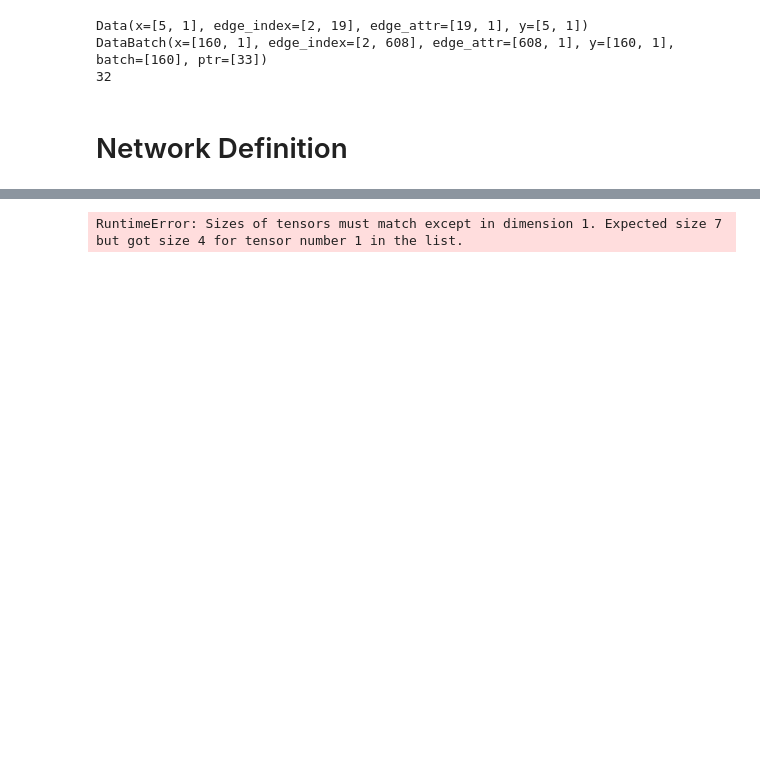
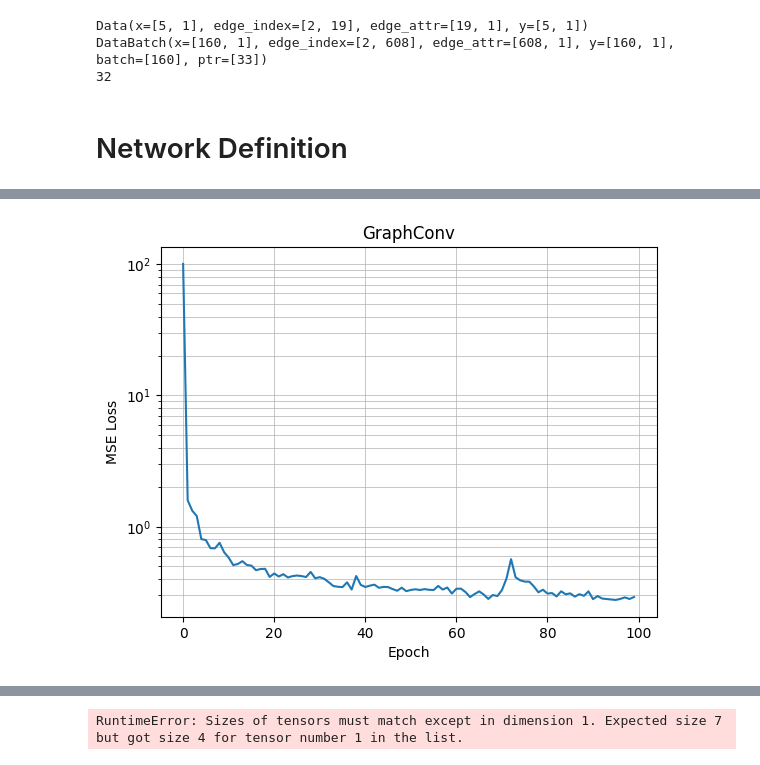
Before and after one commit to TiagoCAAmorim/graph_nn, a Jupyter notebook: gnn_lineq/notebooks/tests.ipynb, the cells around one changed output, grey strips where cells are left out. Drawn from its saved outputs; the diff is of its cells as text; code cells hidden in the pictures; blank space fills up the shorter version.

Commit message:
Training and plots into functions

```diff
--- a/gnn_lineq/notebooks/tests.ipynb
+++ b/gnn_lineq/notebooks/tests.ipynb
@@ -486,4 +432,33 @@ TypeError: GraphNetwork.__init__() missing 1 required positional argument: 'data
 # %%
 def count_parameters(model):
     return sum(p.numel() for p in model.parameters() if p.requires_grad)
+# %%
+def plot_losses_(losses, title):
+    plt.plot(losses['x'], losses['y'])
+    plt.xlabel('Epoch')
+    plt.ylabel('MSE Loss')
+    plt.yscale('log')
+    plt.grid(which='both', linewidth=0.5)
+    plt.title(title)
+    plt.show()
+
+def plot_sample(model, dataset, limits=(-1.5,1.5)):
+    model.eval()
+
+    sample = dataset[0]
+    with torch.no_grad():
+        result = model(sample.to(device))
+
+    real = sample.y.cpu().flatten().numpy()
+    estimate = result.cpu().flatten().numpy()
+    print(f'Sample ({sample.y.shape}): {real}')
+    print(f'Result ({result.shape}): {estimate}')
+
+    plt.plot(real, label='Real')
+    plt.plot(estimate, label='Estimate')
+    plt.ylabel('Value')
+    plt.legend()
+    plt.grid(which='both', linewidth=0.5)
+    plt.ylim(limits[0], limits[1])
+    plt.show()
 # %%
@@ -571,0 +529,16 @@ plt.show()
+# %%
+options = {
+    'n': 1000,
+    'number_generator': number_generator,
+    'rank': 5,
+    'off_diagonal_abs_mean': 1.0,
+    'symmetric': False,
+    'uniform_range': (0.1,10.)
+}
+dataset = GraphDataset(**options)
+loader = DataLoader(dataset, batch_size=32, shuffle=False)
+
+model = GraphNetwork(dataset, hidden=16, layers=4, use_dropout=True)
+losses = train_model(model, loader, epochs=100, print_epoch_step=10)
+plot_losses_(losses, 'GraphConv')
+# %% [output]
@@ -571,0 +556 @@ plt.show()
+[figure, added]
```
Also changed, not shown: parts of 16 cells of this notebook.
